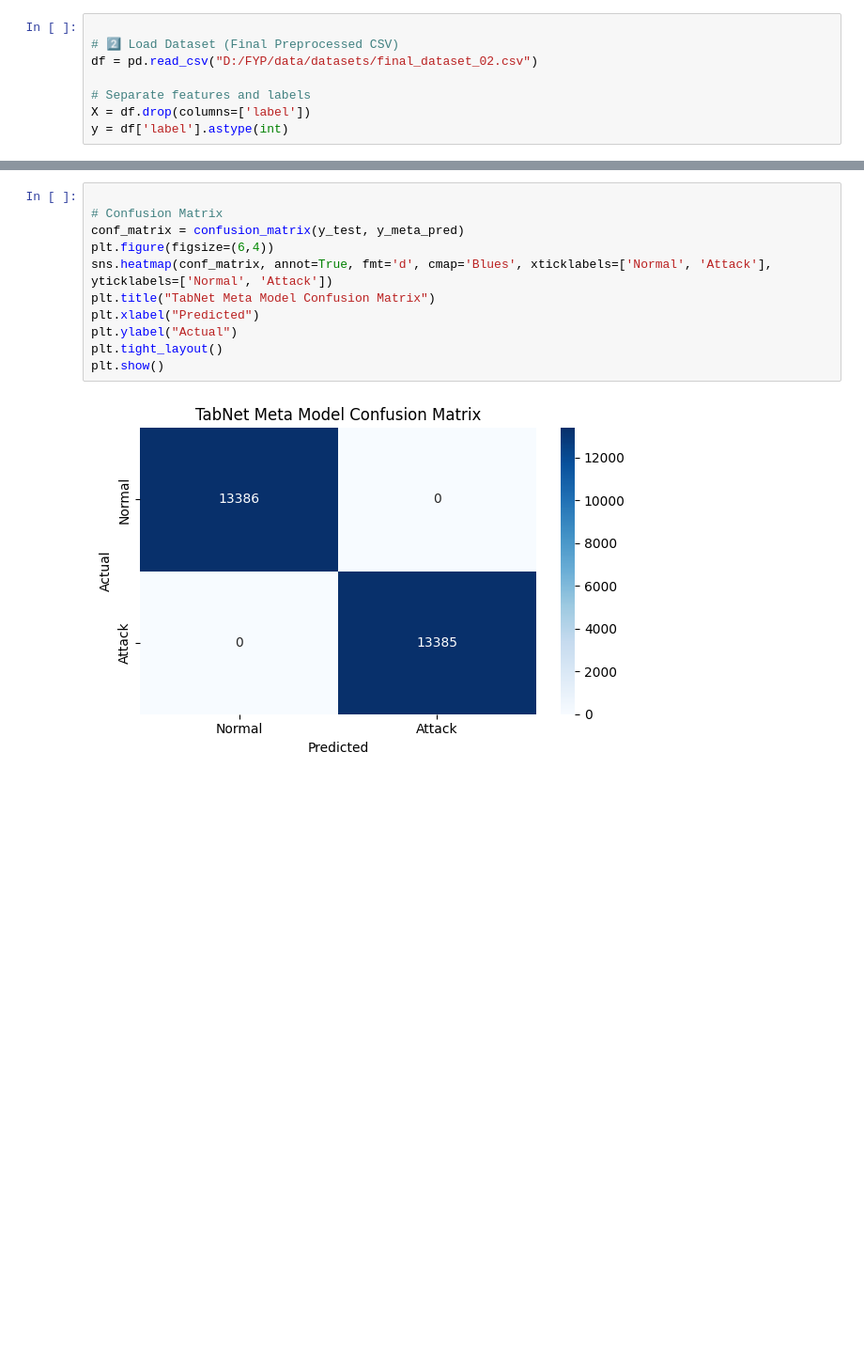
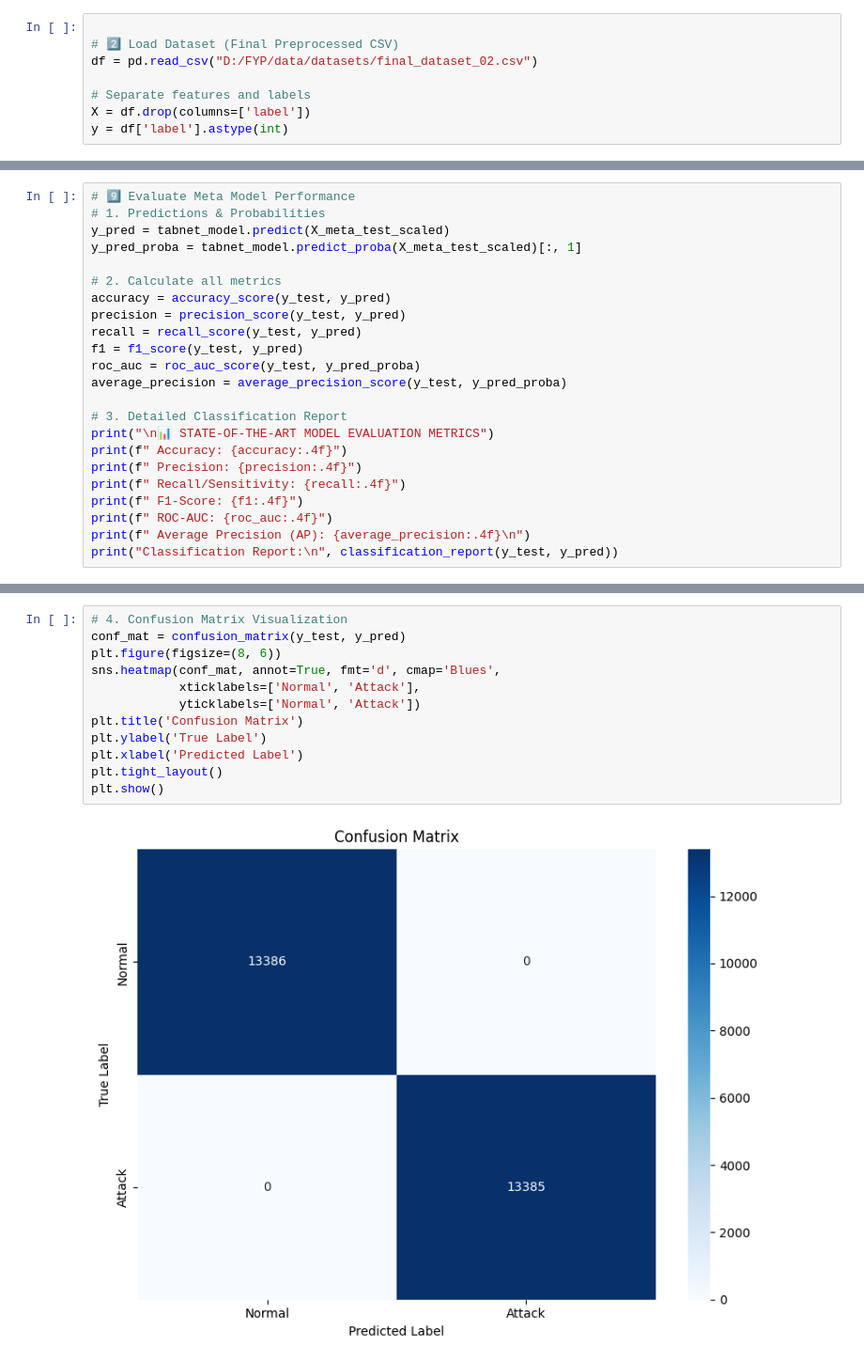
Before and after one commit to infinity-decoder/FYP, a Jupyter notebook: models/ensemble.ipynb, the cells around one changed output, grey strips where cells are left out. Shown: that part at 94% size. Drawn from its saved outputs; the diff is of its cells as text; blank space fills up the shorter version.

```diff
--- a/models/ensemble.ipynb
+++ b/models/ensemble.ipynb
@@ -142,0 +114,23 @@ weighted avg       1.00      1.00      1.00     26771
+# %%
+# 9️⃣ Evaluate Meta Model Performance
+# 1. Predictions & Probabilities
+y_pred = tabnet_model.predict(X_meta_test_scaled)
+y_pred_proba = tabnet_model.predict_proba(X_meta_test_scaled)[:, 1]
+
+# 2. Calculate all metrics
+accuracy = accuracy_score(y_test, y_pred)
+precision = precision_score(y_test, y_pred)
+recall = recall_score(y_test, y_pred)
+f1 = f1_score(y_test, y_pred)
+roc_auc = roc_auc_score(y_test, y_pred_proba)
+average_precision = average_precision_score(y_test, y_pred_proba)
+
+# 3. Detailed Classification Report
+print("\n📊 STATE-OF-THE-ART MODEL EVALUATION METRICS")
+print(f" Accuracy: {accuracy:.4f}")
+print(f" Precision: {precision:.4f}")
+print(f" Recall/Sensitivity: {recall:.4f}")
+print(f" F1-Score: {f1:.4f}")
+print(f" ROC-AUC: {roc_auc:.4f}")
+print(f" Average Precision (AP): {average_precision:.4f}\n")
+print("Classification Report:\n", classification_report(y_test, y_pred))
@@ -143,13 +155,14 @@ weighted avg       1.00      1.00      1.00     26771
 # %%
-
-# Confusion Matrix
-conf_matrix = confusion_matrix(y_test, y_meta_pred)
-plt.figure(figsize=(6,4))
-sns.heatmap(conf_matrix, annot=True, fmt='d', cmap='Blues', xticklabels=['Normal', 'Attack'], yticklabels=['Normal', 'Attack'])
-plt.title("TabNet Meta Model Confusion Matrix")
-plt.xlabel("Predicted")
-plt.ylabel("Actual")
+# 4. Confusion Matrix Visualization
+conf_mat = confusion_matrix(y_test, y_pred)
+plt.figure(figsize=(8, 6))
+sns.heatmap(conf_mat, annot=True, fmt='d', cmap='Blues',
+            xticklabels=['Normal', 'Attack'],
+            yticklabels=['Normal', 'Attack'])
+plt.title('Confusion Matrix')
+plt.ylabel('True Label')
+plt.xlabel('Predicted Label')
 plt.tight_layout()
 plt.show()
 # %% [output]
-[figure, old version]
+[figure, new version]
```
Also changed, not shown: parts of 12 cells of this notebook, 16 other files.
